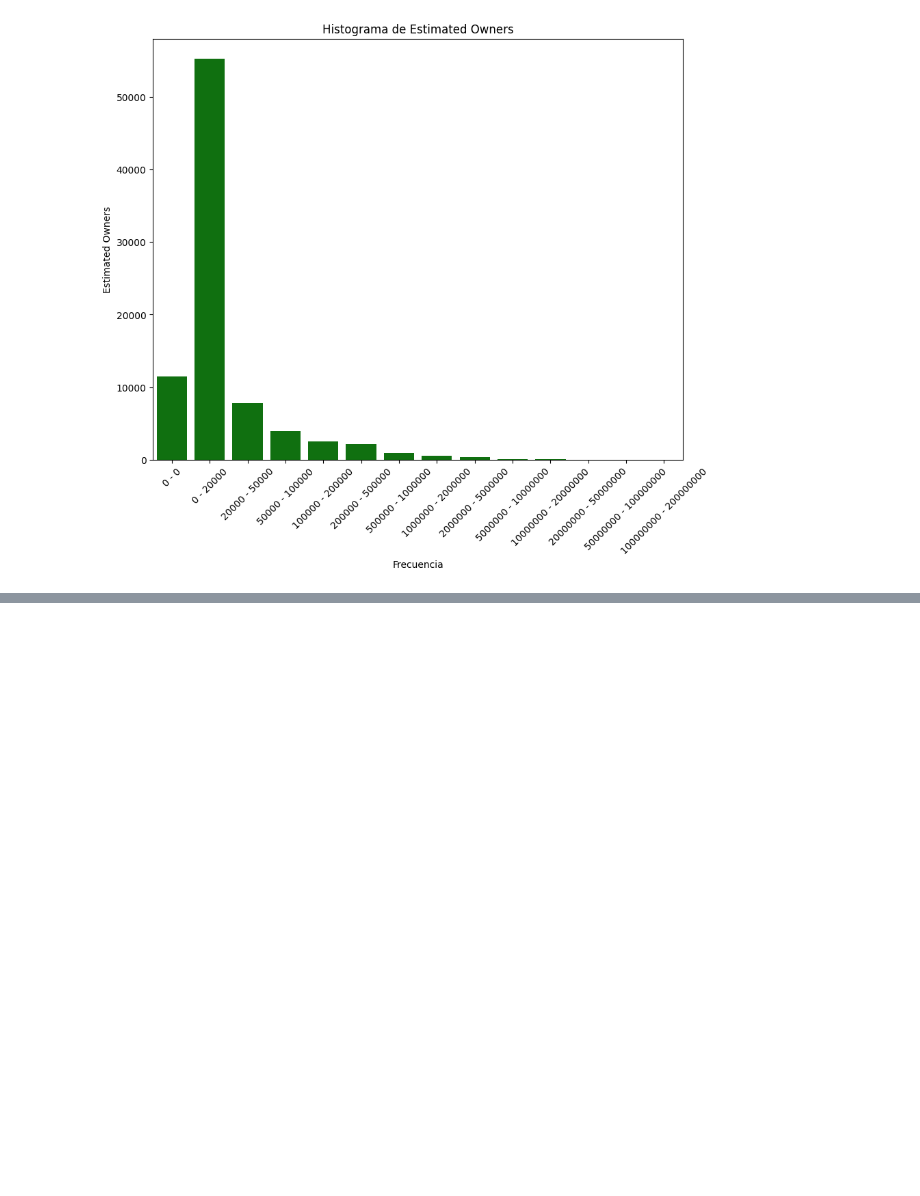
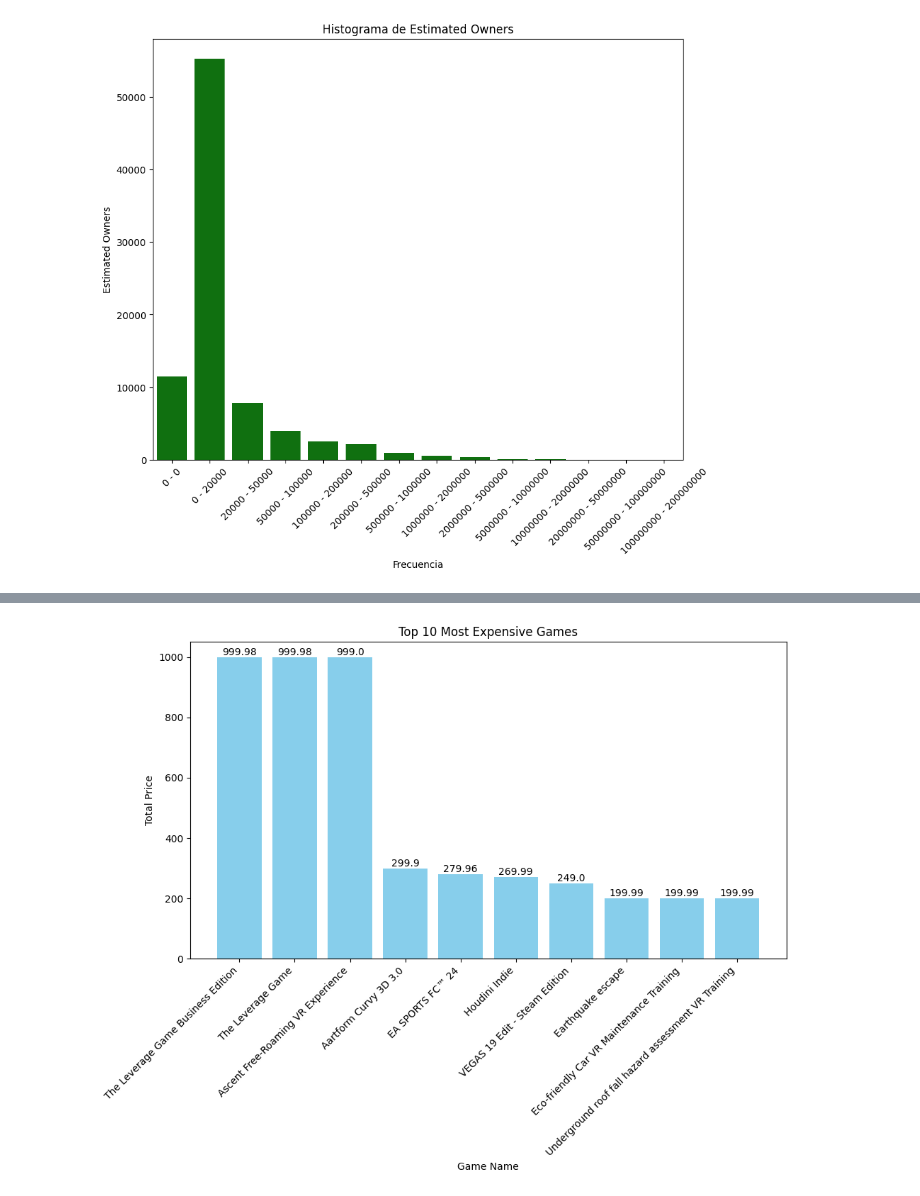
Before and after one commit to SamuelEscalante/SteamGames_Repository, a Jupyter notebook: notebooks/EDA/raw_eda.ipynb, the cells around one changed output, grey strips where cells are left out. Cells and saved outputs as stored; diff of their text form; code cells hidden in the pictures; blank space fills up the shorter version.

```diff
--- a/notebooks/EDA/raw_eda.ipynb
+++ b/notebooks/EDA/raw_eda.ipynb
@@ -390,0 +538,5 @@ plt.show()
+# %%
+# Usar groupby, sum y sort_values para obtener las 10 juegos más caros
+most_expensive_games = games.groupby('Name')['Price'].sum().reset_index().sort_values('Price', ascending=False).head(10)
+
+print(most_expensive_games)
@@ -390,0 +555,18 @@ plt.show()
+# %%
+# Crear un gráfico de barras
+plt.figure(figsize=(10, 8))
+bars = plt.bar(most_expensive_games['Name'], most_expensive_games['Price'], color='skyblue')
+plt.title('Top 10 Most Expensive Games')
+plt.xlabel('Game Name')
+plt.ylabel('Total Price')
+
+# Añadir etiquetas en las barras
+for bar in bars:
+    yval = bar.get_height()
+    plt.text(bar.get_x() + bar.get_width()/2, yval, round(yval, 2), ha='center', va='bottom', color='black', size=10)
+
+plt.xticks(rotation=45, ha='right')
+plt.tight_layout()
+plt.show()
+# %% [output]
+[figure, added]
```
Also changed, not shown: parts of 49 cells of this notebook, 2 other files.
